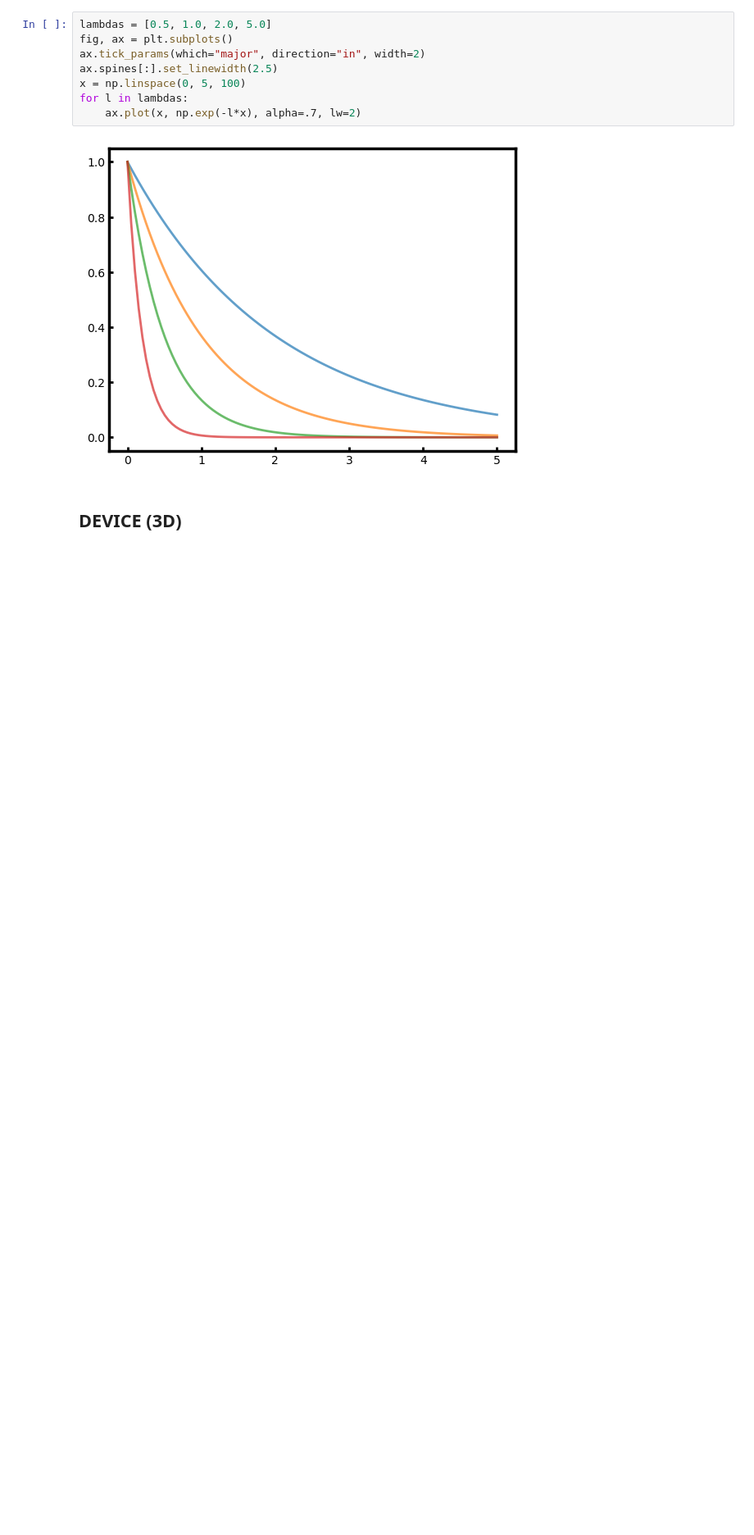
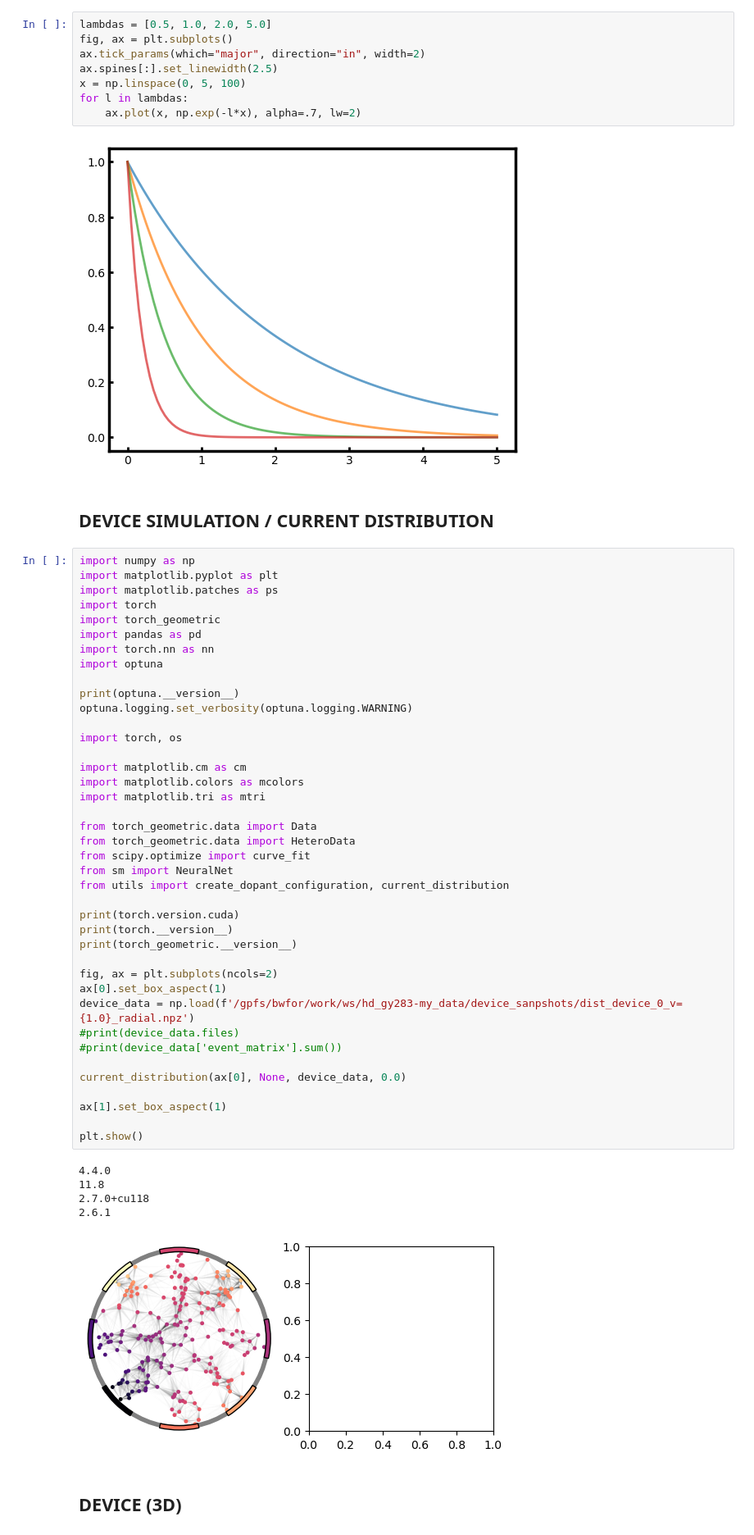
Before and after one commit to jwass1997/kmc_project, a Jupyter notebook: scripts/python_scripts/making_figures.ipynb, the cells around one changed output. Shown at 82% size. Drawn from its saved outputs; the diff is of its cells as text; blank space fills up the shorter version.

```diff
--- a/scripts/python_scripts/making_figures.ipynb
+++ b/scripts/python_scripts/making_figures.ipynb
@@ -47,6 +47,54 @@ for l in lambdas:
     ax.plot(x, np.exp(-l*x), alpha=.7, lw=2)
 # %% [output]
 [figure]
+# %% [markdown]
+## DEVICE SIMULATION / CURRENT DISTRIBUTION
+# %%
+import numpy as np
+import matplotlib.pyplot as plt
+import matplotlib.patches as ps
+import torch
+import torch_geometric
+import pandas as pd
+import torch.nn as nn
+import optuna
+
+print(optuna.__version__)
+optuna.logging.set_verbosity(optuna.logging.WARNING)
+
+import torch, os
+
+import matplotlib.cm as cm
+import matplotlib.colors as mcolors
+import matplotlib.tri as mtri
+
+from torch_geometric.data import Data
+from torch_geometric.data import HeteroData
+from scipy.optimize import curve_fit
+from sm import NeuralNet
+from utils import create_dopant_configuration, current_distribution
+
+print(torch.version.cuda)
+print(torch.__version__)
+print(torch_geometric.__version__)
+
+fig, ax = plt.subplots(ncols=2)
+ax[0].set_box_aspect(1)
+device_data = np.load(f'/gpfs/bwfor/work/ws/hd_gy283-my_data/device_sanpshots/dist_device_0_v={1.0}_radial.npz')
+#print(device_data.files)
+#print(device_data['event_matrix'].sum())
+
+current_distribution(ax[0], None, device_data, 0.0)
+
+ax[1].set_box_aspect(1)
+
+plt.show()
+# %% [output]
+4.4.0
+11.8
+2.7.0+cu118
+2.6.1
+[figure, added]
 # %% [markdown]
 ## DEVICE (3D)
 # %%
```
Also changed, not shown: 3 other files.
